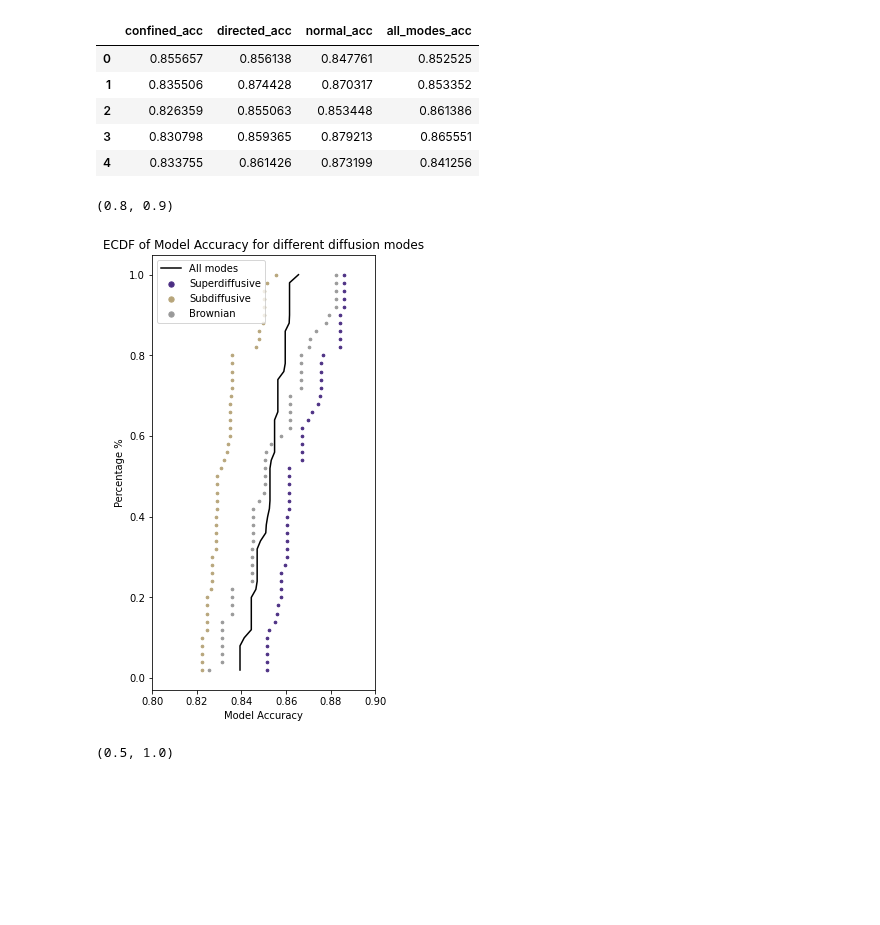
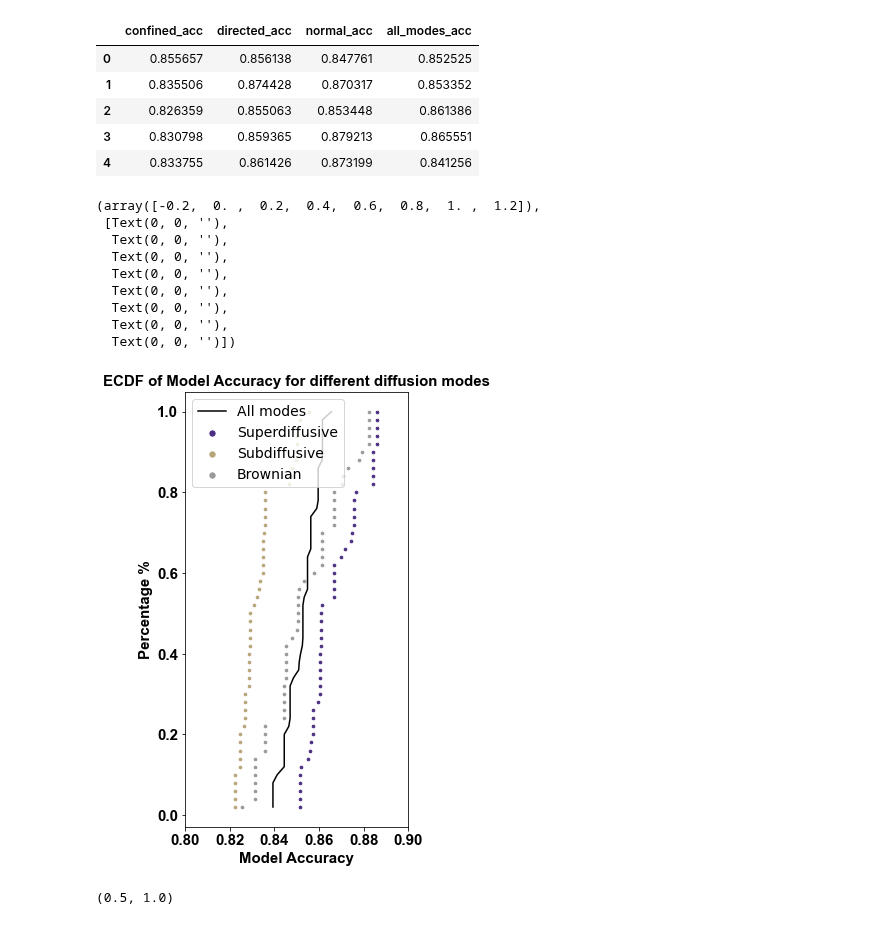
Before and after one commit to Nance-Lab/diff_predictor, a Jupyter notebook: notebooks/diff_mode_analysis.ipynb, the cells around one changed output. Cells and saved outputs as stored; diff of their text form; code cells hidden in the pictures; blank space fills up the shorter version.

```diff
--- a/notebooks/diff_mode_analysis.ipynb
+++ b/notebooks/diff_mode_analysis.ipynb
@@ -505,27 +553,37 @@ age_result_df.head()
 # %%
 plt.figure(figsize=(4,8))
 conf_x, conf_y = ecdf(np.array(age_result_df['confined_acc']))
 dir_x, dir_y = ecdf(np.array(age_result_df['directed_acc']))
 norm_x, norm_y = ecdf(np.array(age_result_df['normal_acc']))
 all_x, all_y = ecdf(np.array(age_result_df['all_modes_acc']))
 #hind_x, hind_y = ecdf(np.array(hindered_acc_list))
 #imm_x, imm_y = ecdf(np.array(immobilized_acc_list))
 #no_imm_x, no_imm_y = ecdf(np.array(no_imm_acc))
 plt.scatter(dir_x, dir_y, label='Superdiffusive', s=7, c='#4b2e83')
 plt.scatter(conf_x, conf_y, label='Subdiffusive', s=7, c='#b7a57a')
 plt.scatter(norm_x, norm_y, label='Brownian', s=7, c='#999999')
 plt.plot(all_x, all_y, label='All modes', c='k')
 #plt.scatter(hind_x, hind_y, label='hindered', s=2)
 #plt.scatter(imm_x, imm_y, label='immobilized', s=2)
 #plt.scatter(no_imm_x, no_imm_y, label='no immobilized points', s=0.5)
-plt.legend(loc='upper left', markerscale=2.0)
-plt.xlabel('Model Accuracy')
-plt.ylabel('Percentage %')
-plt.title('ECDF of Model Accuracy for different diffusion modes')
+plt.legend(loc='upper left', markerscale=2.0, fontsize=14)
+plt.xlabel('Model Accuracy', fontsize=15, fontname='Arial', fontweight='bold')
+plt.ylabel('Percentage %', fontsize=15, fontname='Arial', fontweight='bold')
+plt.title('ECDF of Model Accuracy for different diffusion modes', fontsize=15, fontname='Arial', fontweight='bold')
 plt.xlim([0.8, 0.9])
+plt.xticks(fontsize=15, fontname='Arial', fontweight='bold')
+plt.yticks(fontsize=15, fontname='Arial', fontweight='bold')
 # %% [output]
-(0.8, 0.9)
+(array([-0.2,  0. ,  0.2,  0.4,  0.6,  0.8,  1. ,  1.2]),
+ [Text(0, 0, ''),
+  Text(0, 0, ''),
+  Text(0, 0, ''),
+  Text(0, 0, ''),
+  Text(0, 0, ''),
+  Text(0, 0, ''),
+  Text(0, 0, ''),
+  Text(0, 0, '')])
-[figure, old version]
+[figure, new version]
 # %%
 plt.figure()
 conf_x, conf_y = ecdf(np.array(confined_acc_list))
```
Also changed, not shown: parts of 21 cells of this notebook, 17 other files.
